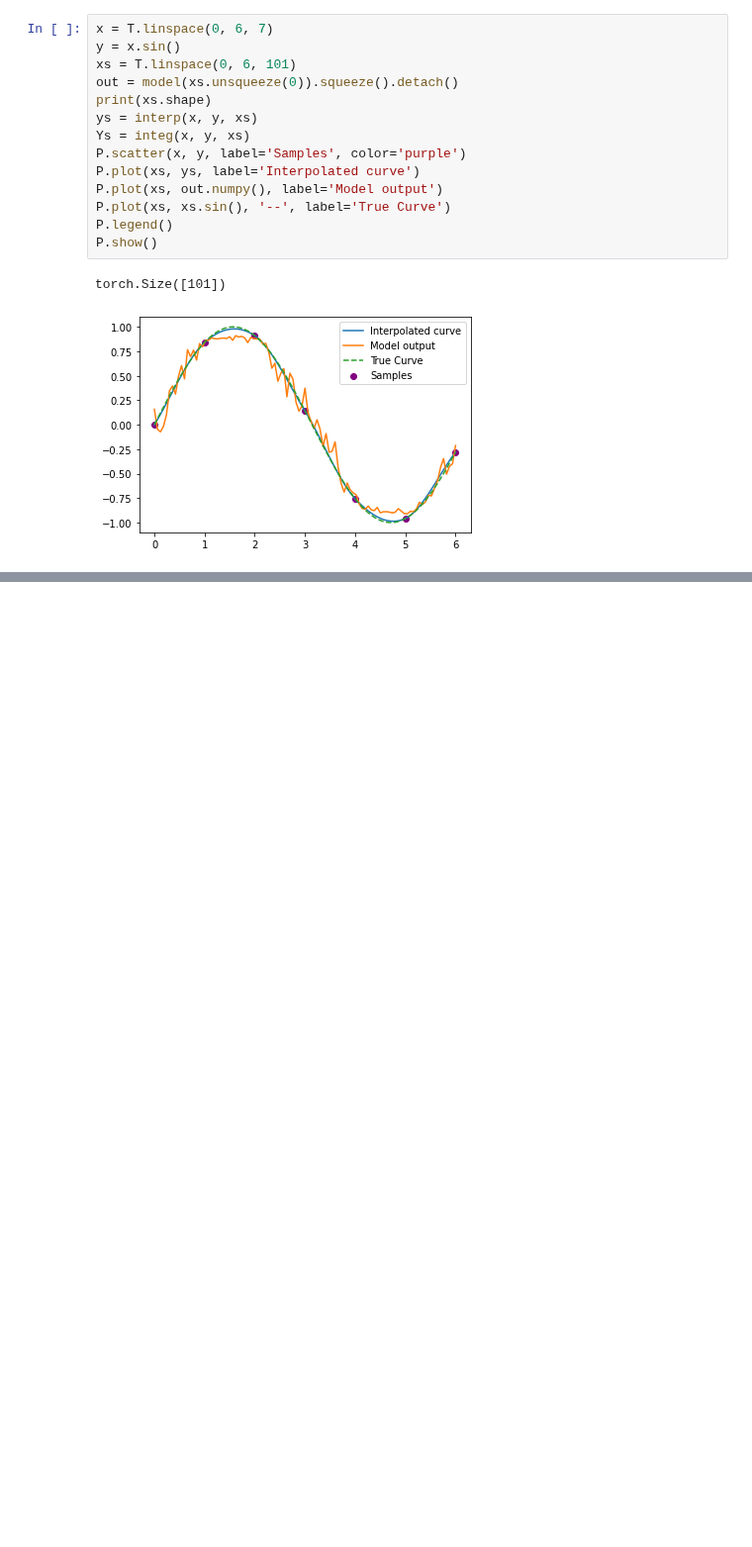
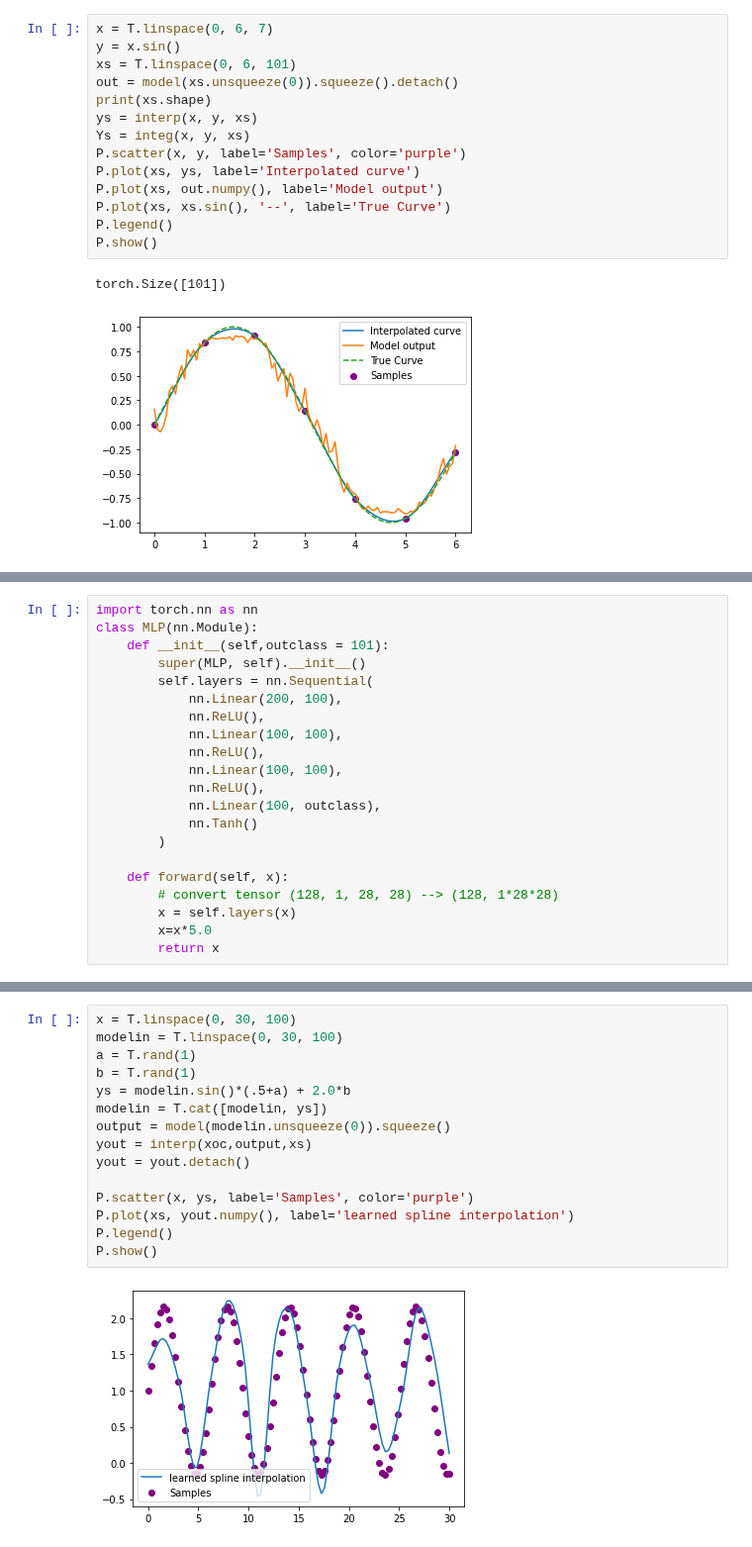
Before and after one commit to WilliamAshbee/splineexample, a Jupyter notebook: examplespline_computationgraphworking.ipynb, the cells around one changed output, grey strips where cells are left out. Shown at 99% size. Cells and saved outputs as stored; diff of their text form; blank space fills up the shorter version.

```diff
--- a/examplespline_computationgraphworking.ipynb
+++ b/examplespline_computationgraphworking.ipynb
@@ -207,0 +208,21 @@ torch.Size([101])
+# %%
+import torch.nn as nn
+class MLP(nn.Module):
+    def __init__(self,outclass = 101):
+        super(MLP, self).__init__()
+        self.layers = nn.Sequential(
+            nn.Linear(200, 100),
+            nn.ReLU(),
+            nn.Linear(100, 100),
+            nn.ReLU(),
+            nn.Linear(100, 100),
+            nn.ReLU(),
+            nn.Linear(100, outclass),
+            nn.Tanh()
+        )
+
+    def forward(self, x):
+        # convert tensor (128, 1, 28, 28) --> (128, 1*28*28)
+        x = self.layers(x)
+        x=x*5.0
+        return x
@@ -207,0 +294,17 @@ torch.Size([101])
+# %%
+x = T.linspace(0, 30, 100)
+modelin = T.linspace(0, 30, 100)
+a = T.rand(1)
+b = T.rand(1)
+ys = modelin.sin()*(.5+a) + 2.0*b
+modelin = T.cat([modelin, ys])
+output = model(modelin.unsqueeze(0)).squeeze()
+yout = interp(xoc,output,xs)
+yout = yout.detach()
+
+P.scatter(x, ys, label='Samples', color='purple')
+P.plot(xs, yout.numpy(), label='learned spline interpolation')
+P.legend()
+P.show()
+# %% [output]
+[figure, added]
```
Also changed, not shown: parts of 6 cells of this notebook.
